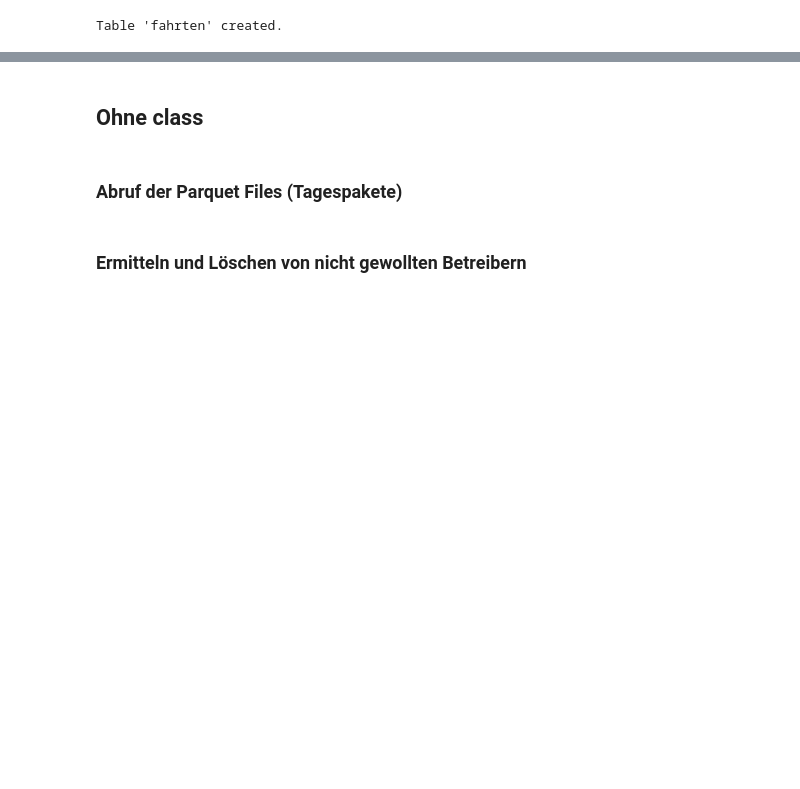
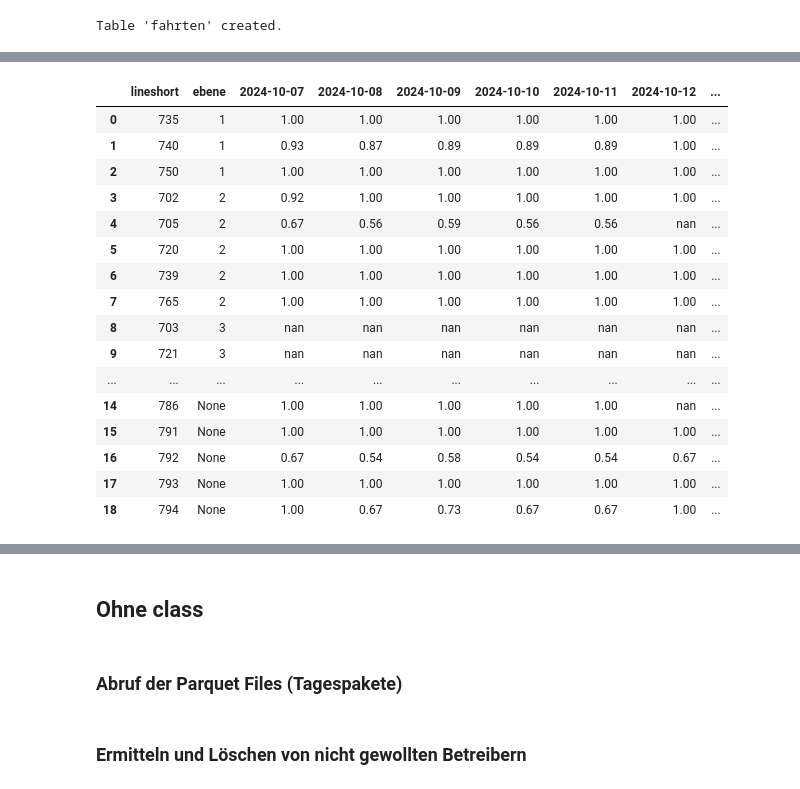
Before and after one commit to zvbn-code/rt2, a Jupyter notebook: rt_auswertung_parquet.ipynb, the cells around one changed output, grey strips where cells are left out. Saved outputs shown, nothing was run; the diff lists cells and outputs as text; code cells hidden in the pictures; blank space fills up the shorter version.

```diff
--- a/rt_auswertung_parquet.ipynb
+++ b/rt_auswertung_parquet.ipynb
@@ -156,2 +346,36 @@ q.filter("lineshort = 'S35'") #mit filter einfache Abfragen
+# %%
+#Abfrage für die letzten 30 Tage
+q_pivot_lm = rt.cursor.sql("""
+                    pivot (select
+                            datum::date as datum, ebene, lineshort, lineid_short, count(*) anz,
+                            count(*) filter (hasRealtime) anz_rt, round(anz_rt/ anz,2) anteil_rt
+                        from vw_buendel
+                        where datum >= (current_date - interval 30 day)
+                        group by all
+                        )
+                    on datum
+                    using sum(anteil_rt)
+                    group by lineshort, ebene
+                    order by ebene, lineshort""")
+
+q_pivot_lm.df().style.background_gradient(cmap="RdYlGn", axis = None,  vmin=0.5, vmax=1).highlight_null(color='white').format(precision=2)
+# %% [output]
+|  | lineshort | ebene | 2024-10-07 | 2024-10-08 | 2024-10-09 | 2024-10-10 | 2024-10-11 | 2024-10-12 | ... |
+| 0 | 735 | 1 | 1.00 | 1.00 | 1.00 | 1.00 | 1.00 | 1.00 | ... |
+| 1 | 740 | 1 | 0.93 | 0.87 | 0.89 | 0.89 | 0.89 | 1.00 | ... |
+| 2 | 750 | 1 | 1.00 | 1.00 | 1.00 | 1.00 | 1.00 | 1.00 | ... |
+| 3 | 702 | 2 | 0.92 | 1.00 | 1.00 | 1.00 | 1.00 | 1.00 | ... |
+| 4 | 705 | 2 | 0.67 | 0.56 | 0.59 | 0.56 | 0.56 | nan | ... |
+| 5 | 720 | 2 | 1.00 | 1.00 | 1.00 | 1.00 | 1.00 | 1.00 | ... |
+| 6 | 739 | 2 | 1.00 | 1.00 | 1.00 | 1.00 | 1.00 | 1.00 | ... |
+| 7 | 765 | 2 | 1.00 | 1.00 | 1.00 | 1.00 | 1.00 | 1.00 | ... |
+| 8 | 703 | 3 | nan | nan | nan | nan | nan | nan | ... |
+| 9 | 721 | 3 | nan | nan | nan | nan | nan | nan | ... |
+| ... | ... | ... | ... | ... | ... | ... | ... | ... | ... |
+| 14 | 786 | None | 1.00 | 1.00 | 1.00 | 1.00 | 1.00 | nan | ... |
+| 15 | 791 | None | 1.00 | 1.00 | 1.00 | 1.00 | 1.00 | 1.00 | ... |
+| 16 | 792 | None | 0.67 | 0.54 | 0.58 | 0.54 | 0.54 | 0.67 | ... |
+| 17 | 793 | None | 1.00 | 1.00 | 1.00 | 1.00 | 1.00 | 1.00 | ... |
+| 18 | 794 | None | 1.00 | 0.67 | 0.73 | 0.67 | 0.67 | 1.00 | ... |
 # %%
 rt.anzahl_fahrten_betreiber().df()
```
Also changed, not shown: parts of 19 cells of this notebook, 1 other file.
